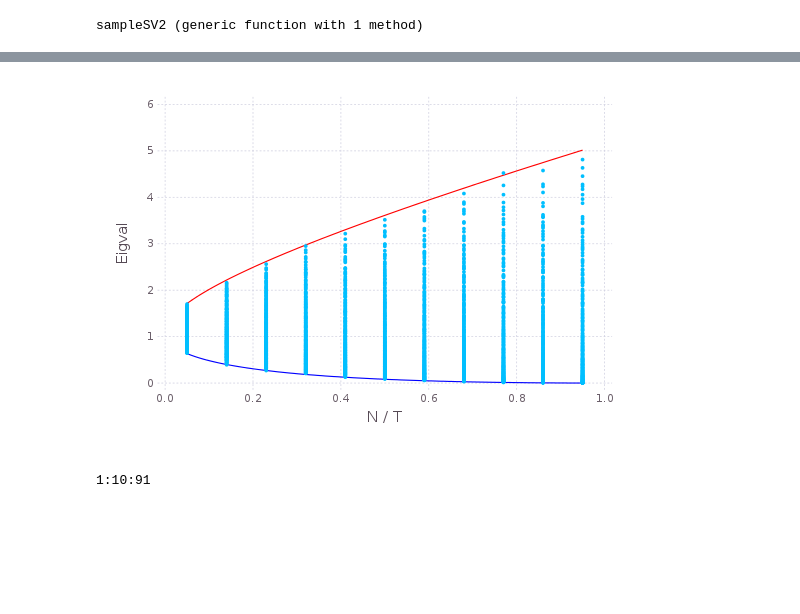
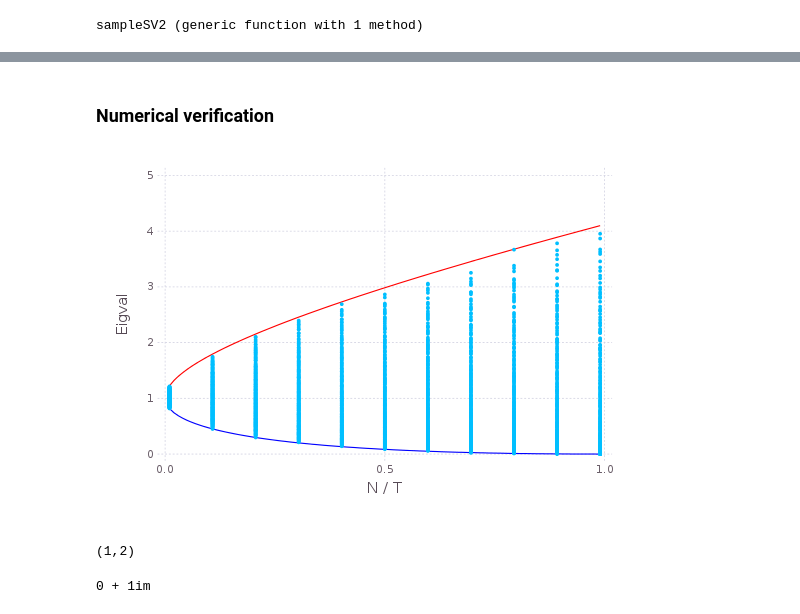
Before and after one commit to ganguli-lab/single-trial, a Jupyter notebook: AR MP.ipynb, the cells around one changed output, grey strips where cells are left out. Cells and saved outputs as stored; diff of their text form; code cells hidden in the pictures; blank space fills up the shorter version.

```diff
--- a/AR MP.ipynb
+++ b/AR MP.ipynb
@@ -4,10 +8,10 @@ using Optim
 # %%
-function sampleAR(N, T, alpha)
-    p = sqrt(1 - alpha^2) * eye(N);
+function sampleAR(N, T, phi)
+    p = sqrt(1 - phi^2) * eye(N);
     X = zeros(N, T)
     X[:, 1] = p * randn(N);
     for t in 2:T
-        X[:, t] = alpha * X[:, t - 1] + randn(N);
+        X[:, t] = phi * X[:, t - 1] + randn(N);
     end
     return X;
 end
@@ -25,24 +31,3 @@ function sampleSV2(N, T, alpha, nTrial)
 end
 # %% [output]
 sampleSV2 (generic function with 1 method)
-# %%
-function zFunc(c, phi)
-    return s -> (-1 ./ s + 1 ./ sqrt((c * s + 1 + phi^2).^2 - 4 * phi^2));
-end;
-
-function ub(c, phi)
-    f = zFunc(c, phi);
-    # upper bound
-    bounds = [-1 / c * (1 - phi)^2 + 1e-9, 0 - 1e-9];
-    return optimize(f, bounds[1], bounds[2]).f_minimum;
-end;
-
-function lb(c, phi)
-    f = zFunc(c, phi);
-    if c >= 1
-        bounds = [-eps(Float64), -1 / c * (1 + phi)^2 - eps(Float64)];
-    else
-        bounds = [eps(Float64), 1e16];
-    end
-    return -optimize(x -> 0.0 - f(x), bounds[1], bounds[2]).f_minimum;
-end;
@@ -49,20 +50,26 @@ end;
+# %% [markdown]
+### Numerical verification
 # %%
-phi = 0.3;
-cs = linspace(0.05, 0.95, 101);
+phi = 0.1;
+cs = linspace(0.01, 0.99, 101);
 cData, dData = Float64[], Float64[];
 for c in cs[1:10:end]
     N = 200; T = int(N / c);
     cData = [cData, c * ones(N)];
     dData = [dData, sampleSV2(N, T, phi, 1)];
 end
 plot(
 layer(x=cs, y=map(c -> lb(c, phi), cs), Theme(default_color=color("blue")), Geom.line),
 layer(x=cs, y=map(c -> ub(c, phi), cs), Theme(default_color=color("red")), Geom.line),
 layer(x=cData, y=dData, Theme(default_point_size=0.5mm, highlight_width=0mm), Geom.point),
-Guide.XLabel("N / T"), Guide.YLabel("Eigval"))
+Guide.XLabel("N / T"), Guide.YLabel("Eigval"), Scale.y_continuous)
 # %% [output]
-[figure, old version]
+[figure, new version]
-# %%
-(1:100)[1:10:end]
-# %% [output]
-1:10:91
+# %%
+a, b = 1, 2
+# %% [output]
+(1,2)
+# %%
+1im
+# %% [output]
+0 + 1im
```
Also changed, not shown: parts of 6 cells of this notebook, 1 other file.
